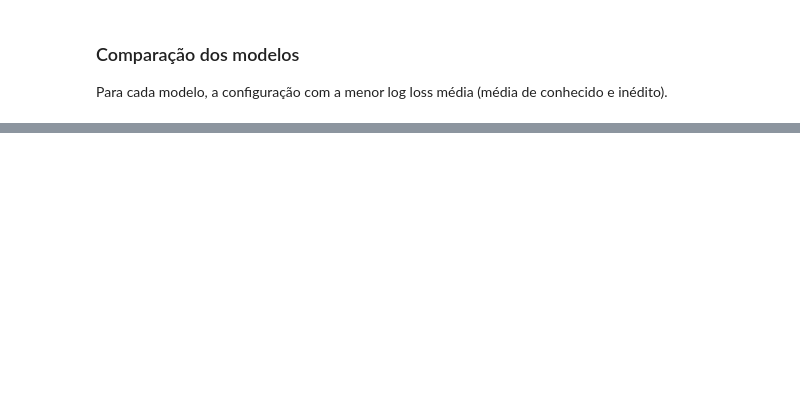
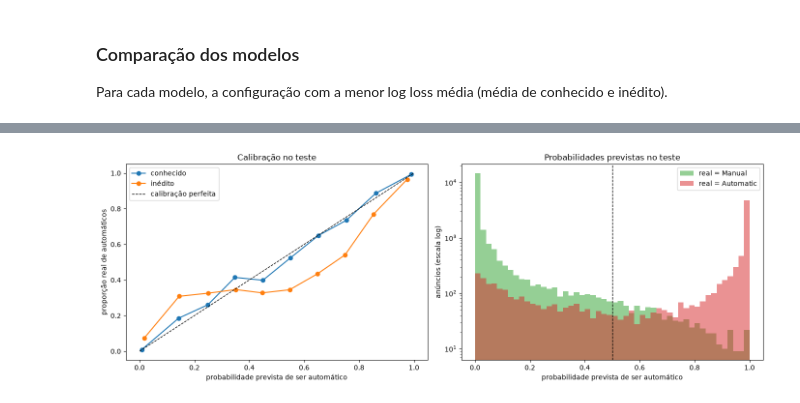
Before and after one commit to antoniosdiass-coder/projeto1, a Jupyter notebook: projeto1.ipynb, the cells around one changed output, grey strips where cells are left out. Saved outputs shown, nothing was run; the diff lists cells and outputs as text; code cells hidden in the pictures; blank space fills up the shorter version.

```diff
--- a/projeto1.ipynb
+++ b/projeto1.ipynb
@@ -3134,0 +3319,29 @@ comparacao_cambio.round(3)
+# %%
+fig, axes = plt.subplots(1, 2, figsize=(14, 5))
+
+# 1) Curva de calibração: pontos na diagonal = probabilidades confiáveis
+for tipo, cor in [("conhecido", "tab:blue"), ("inédito", "tab:orange")]:
+    d = erros_cambio[erros_cambio["tipo"] == tipo]
+    cal = d.groupby("faixa_proba", observed=True).agg(prev=("proba", "mean"), real=("auto", "mean"))
+    axes[0].plot(cal["prev"], cal["real"], "o-", color=cor, label=tipo)
+axes[0].plot([0, 1], [0, 1], "k--", linewidth=1, label="calibração perfeita")
+axes[0].set_xlabel("probabilidade prevista de ser automático")
+axes[0].set_ylabel("proporção real de automáticos")
+axes[0].set_title("Calibração no teste")
+axes[0].legend()
+
+# 2) Distribuição das probabilidades, separada pela classe real
+for real, cor in [("Manual", "tab:green"), ("Automatic", "tab:red")]:
+    axes[1].hist(erros_cambio.loc[erros_cambio["real"] == real, "proba"], bins=50,
+                 alpha=0.5, color=cor, label=f"real = {real}")
+axes[1].axvline(0.5, color="k", linestyle="--", linewidth=1)
+axes[1].set_yscale("log")
+axes[1].set_xlabel("probabilidade prevista de ser automático")
+axes[1].set_ylabel("anúncios (escala log)")
+axes[1].set_title("Probabilidades previstas no teste")
+axes[1].legend()
+
+plt.tight_layout()
+plt.show()
+# %% [output]
+[figure, added]
```
Also changed, not shown: parts of 19 cells of this notebook, 2 other files.
